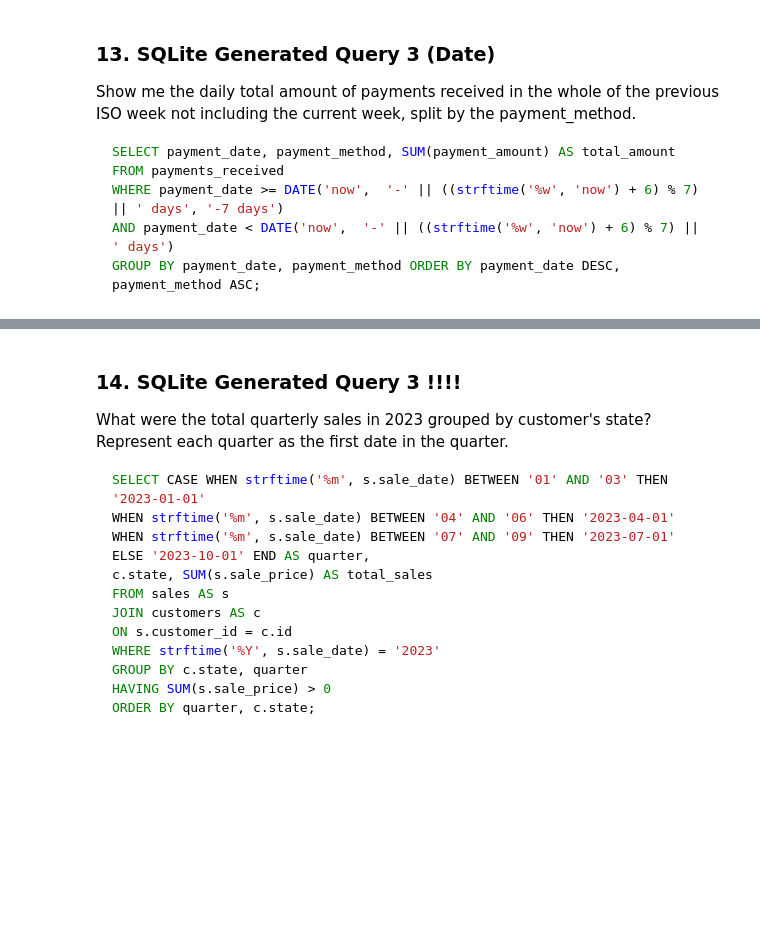
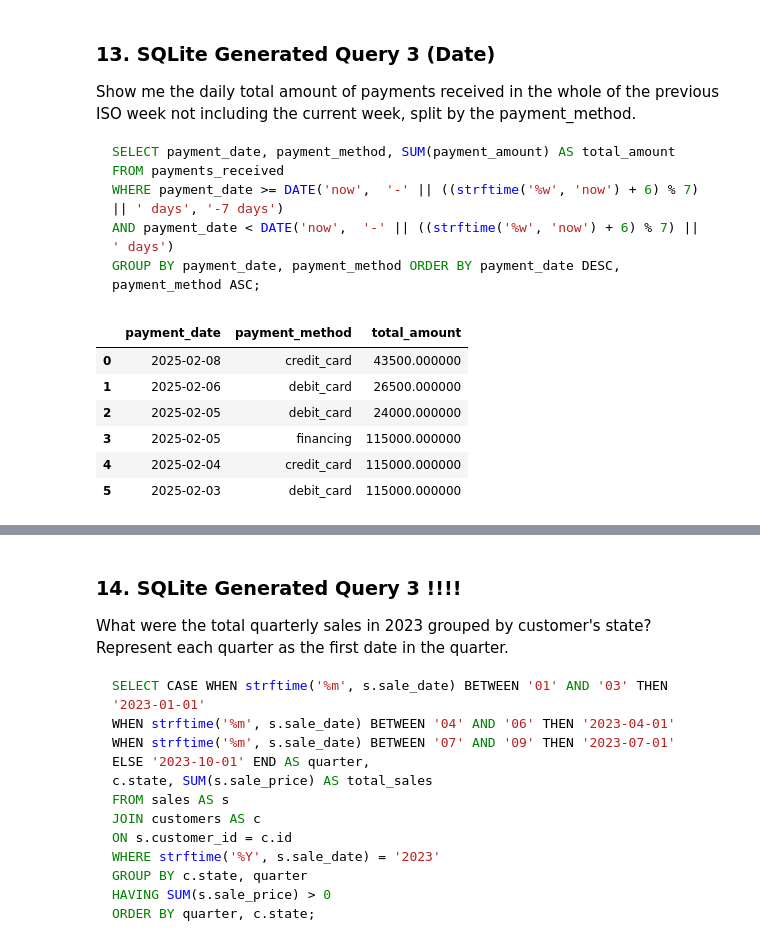
Before and after one commit to bodo-ai/text2pydough, a Jupyter notebook: workbench/AAraya/CarDealership-PyDoughTesting.ipynb, the cells around one changed output, grey strips where cells are left out. Saved outputs shown, nothing was run; the diff lists cells and outputs as text; code cells hidden in the pictures; blank space fills up the shorter version.

````diff
--- a/workbench/AAraya/CarDealership-PyDoughTesting.ipynb
+++ b/workbench/AAraya/CarDealership-PyDoughTesting.ipynb
@@ -724,6 +751,26 @@ WHERE payment_date >= DATE('now',  '-' || ((strftime('%w', 'now') + 6) % 7) || '
 AND payment_date < DATE('now',  '-' || ((strftime('%w', 'now') + 6) % 7) || ' days')
 GROUP BY payment_date, payment_method ORDER BY payment_date DESC, payment_method ASC;
 ```
+# %%
+# Define la consulta SQL en PyDough
+query = """
+SELECT payment_date, payment_method, SUM(payment_amount) AS total_amount
+FROM payments_received
+WHERE payment_date >= DATE('now',  '-' || ((strftime('%w', 'now') + 6) % 7) || ' days', '-7 days')
+AND payment_date < DATE('now',  '-' || ((strftime('%w', 'now') + 6) % 7) || ' days')
+GROUP BY payment_date, payment_method ORDER BY payment_date DESC, payment_method ASC;
+"""
+
+sql_output = pd.read_sql_query(query, connection)
+sql_output
+# %% [output]
+|  | payment_date | payment_method | total_amount |
+| 0 | 2025-02-08 | credit_card | 43500.000000 |
+| 1 | 2025-02-06 | debit_card | 26500.000000 |
+| 2 | 2025-02-05 | debit_card | 24000.000000 |
+| 3 | 2025-02-05 | financing | 115000.000000 |
+| 4 | 2025-02-04 | credit_card | 115000.000000 |
+| 5 | 2025-02-03 | debit_card | 115000.000000 |
 # %%
 %%pydough
 
````
Also changed, not shown: parts of 33 cells of this notebook, 1 other file.
